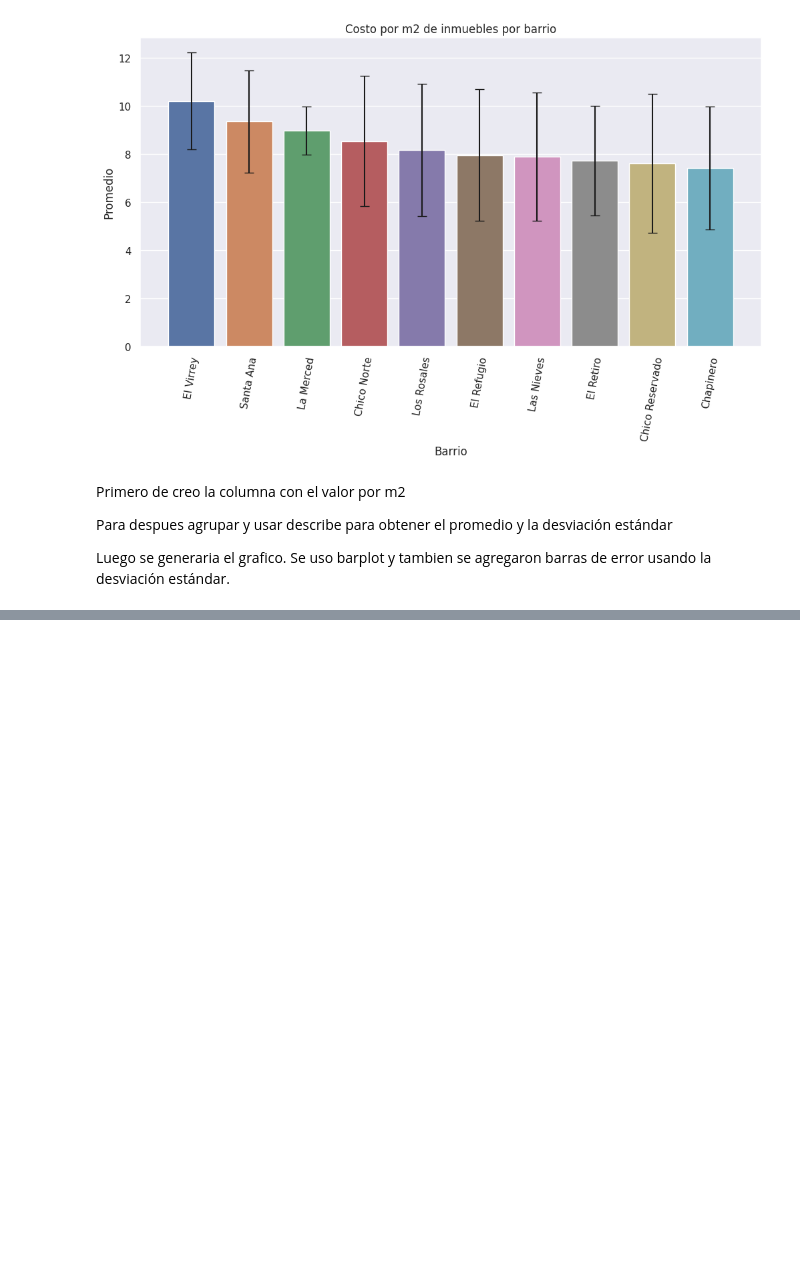
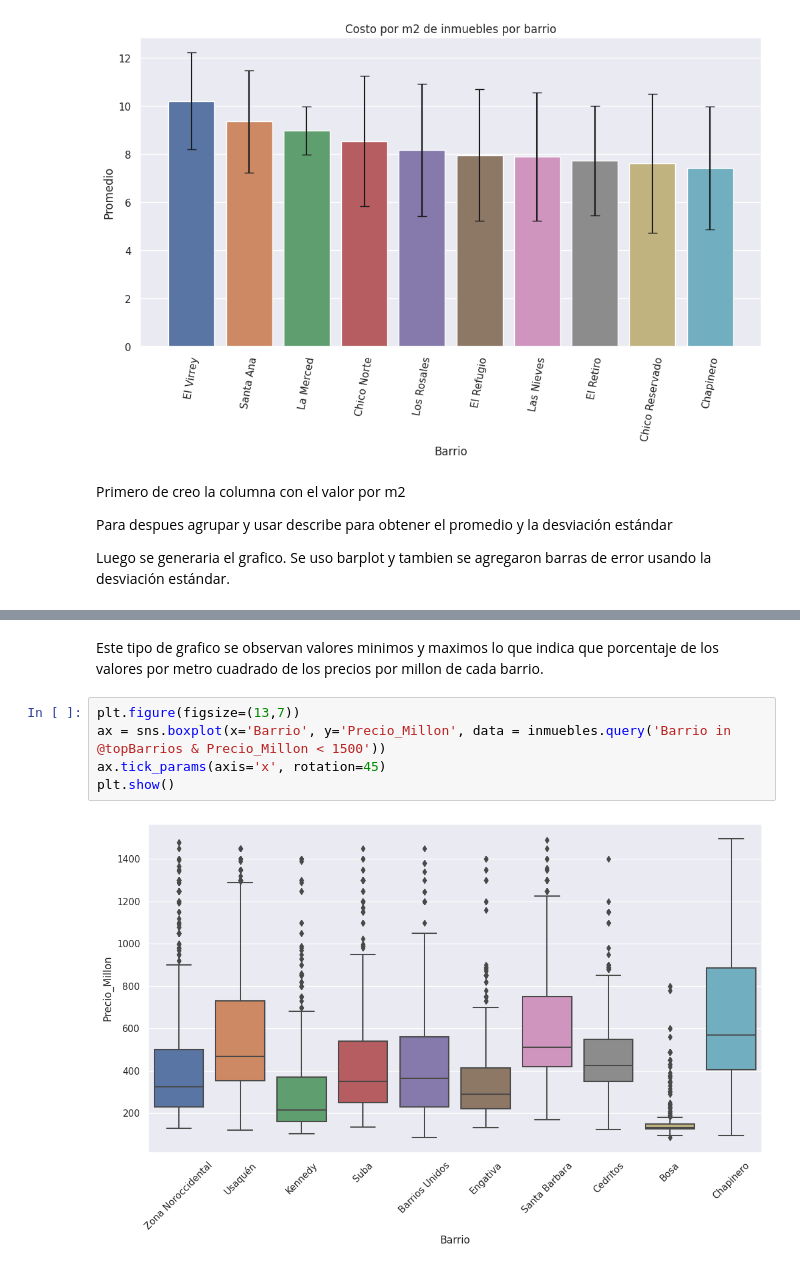
Before and after one commit to Yoel-Gasca/InmersionDatos, a Jupyter notebook: Inmersion_Datos.ipynb, the cells around one changed output, grey strips where cells are left out. Saved outputs shown, nothing was run; the diff lists cells and outputs as text; blank space fills up the shorter version.

```diff
--- a/Inmersion_Datos.ipynb
+++ b/Inmersion_Datos.ipynb
@@ -582,0 +754,9 @@ Luego se generaria el grafico. Se uso barplot y tambien se agregaron barras de e
+# %% [markdown]
+Este tipo de grafico se observan valores minimos y maximos lo que indica que porcentaje de los valores por metro cuadrado de los precios por millon de cada barrio.
+# %%
+plt.figure(figsize=(13,7))
+ax = sns.boxplot(x='Barrio', y='Precio_Millon', data = inmuebles.query('Barrio in @topBarrios & Precio_Millon < 1500'))
+ax.tick_params(axis='x', rotation=45)
+plt.show()
+# %% [output]
+[figure, added]
```
Also changed, not shown: parts of 51 cells of this notebook.
